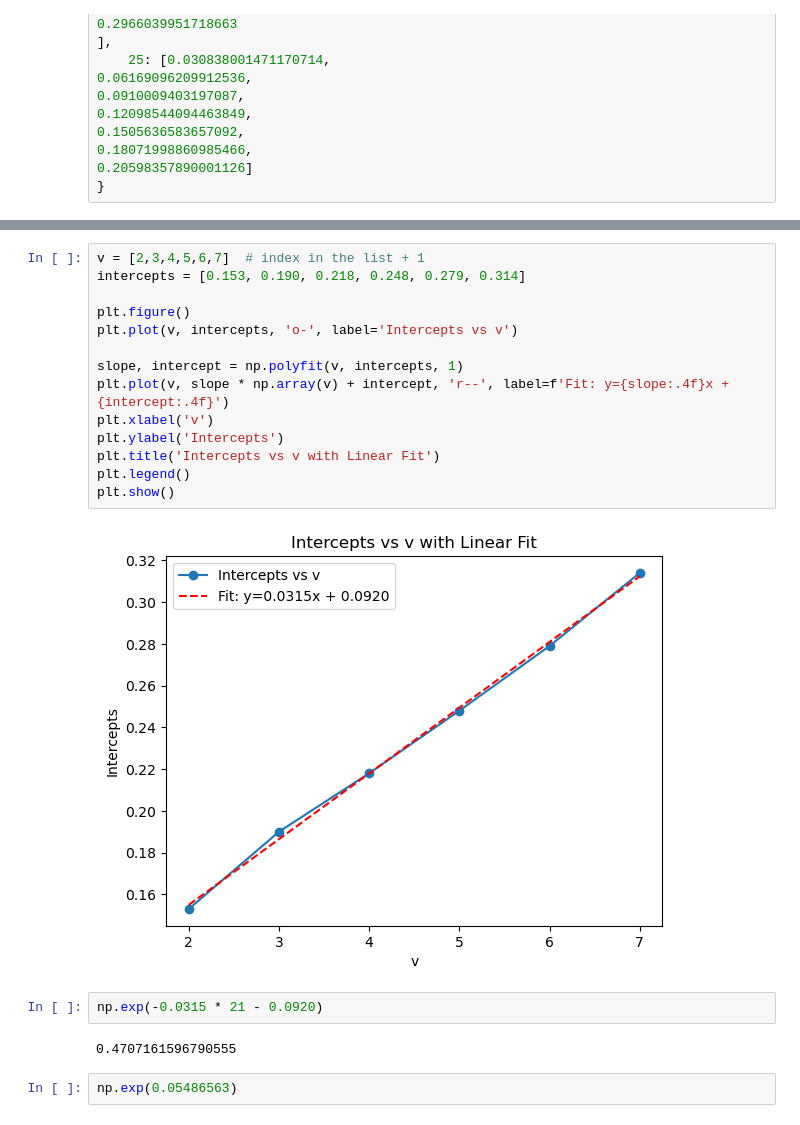
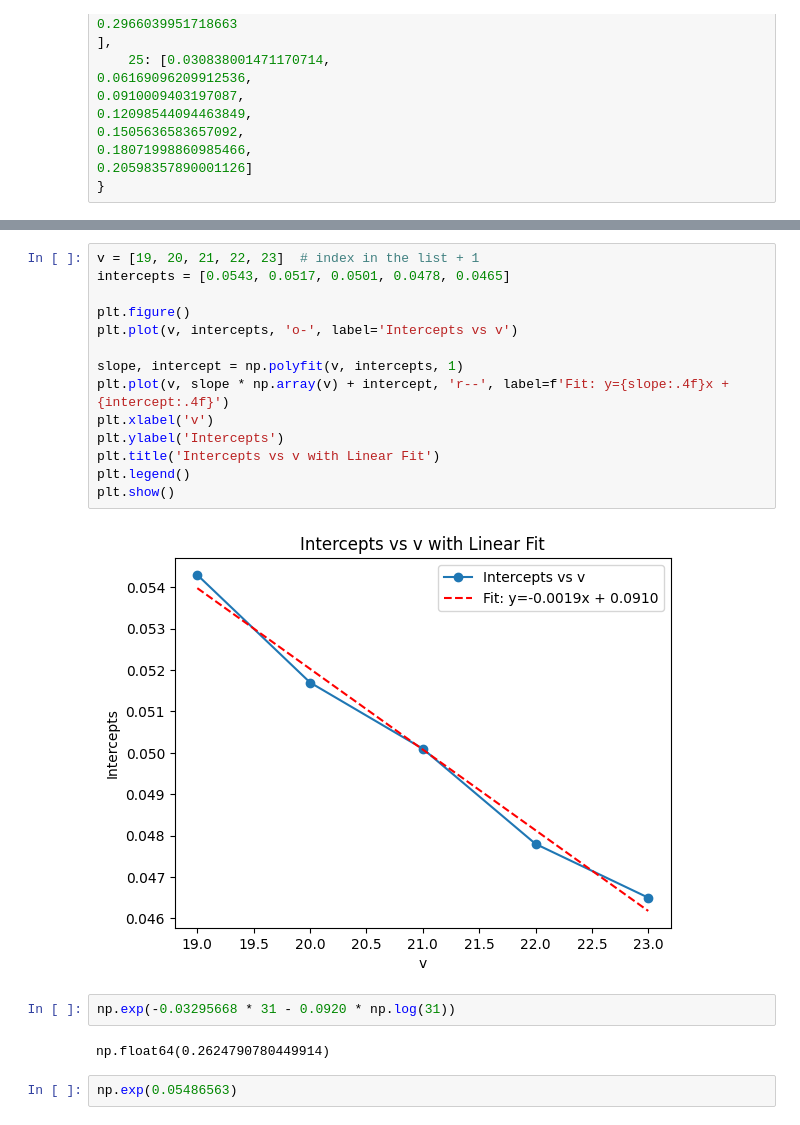
Before and after one commit to GZHoffie/skiver-test, a Jupyter notebook: experiments/parameter_dependence/plot_results.ipynb, the cells around one changed output, grey strips where cells are left out. Drawn from its saved outputs; the diff is of its cells as text.

```diff
--- a/experiments/parameter_dependence/plot_results.ipynb
+++ b/experiments/parameter_dependence/plot_results.ipynb
@@ -369,23 +390,23 @@ R^2: 0.4024109047642773
 # %%
-v = [2,3,4,5,6,7]  # index in the list + 1
-intercepts = [0.153, 0.190, 0.218, 0.248, 0.279, 0.314]
+v = [19, 20, 21, 22, 23]  # index in the list + 1
+intercepts = [0.0543, 0.0517, 0.0501, 0.0478, 0.0465]
 
 plt.figure()
 plt.plot(v, intercepts, 'o-', label='Intercepts vs v')
 
 slope, intercept = np.polyfit(v, intercepts, 1)
 plt.plot(v, slope * np.array(v) + intercept, 'r--', label=f'Fit: y={slope:.4f}x + {intercept:.4f}')
 plt.xlabel('v')
 plt.ylabel('Intercepts')
 plt.title('Intercepts vs v with Linear Fit')
 plt.legend()
 plt.show()
 # %% [output]
-[figure, old version]
+[figure, new version]
 # %%
-np.exp(-0.0315 * 21 - 0.0920)
+np.exp(-0.03295668 * 31 - 0.0920 * np.log(31))
 # %% [output]
-0.4707161596790555
+np.float64(0.2624790780449914)
 # %%
 np.exp(0.05486563)
 # %% [output]
```
Also changed, not shown: parts of 3 cells of this notebook.
